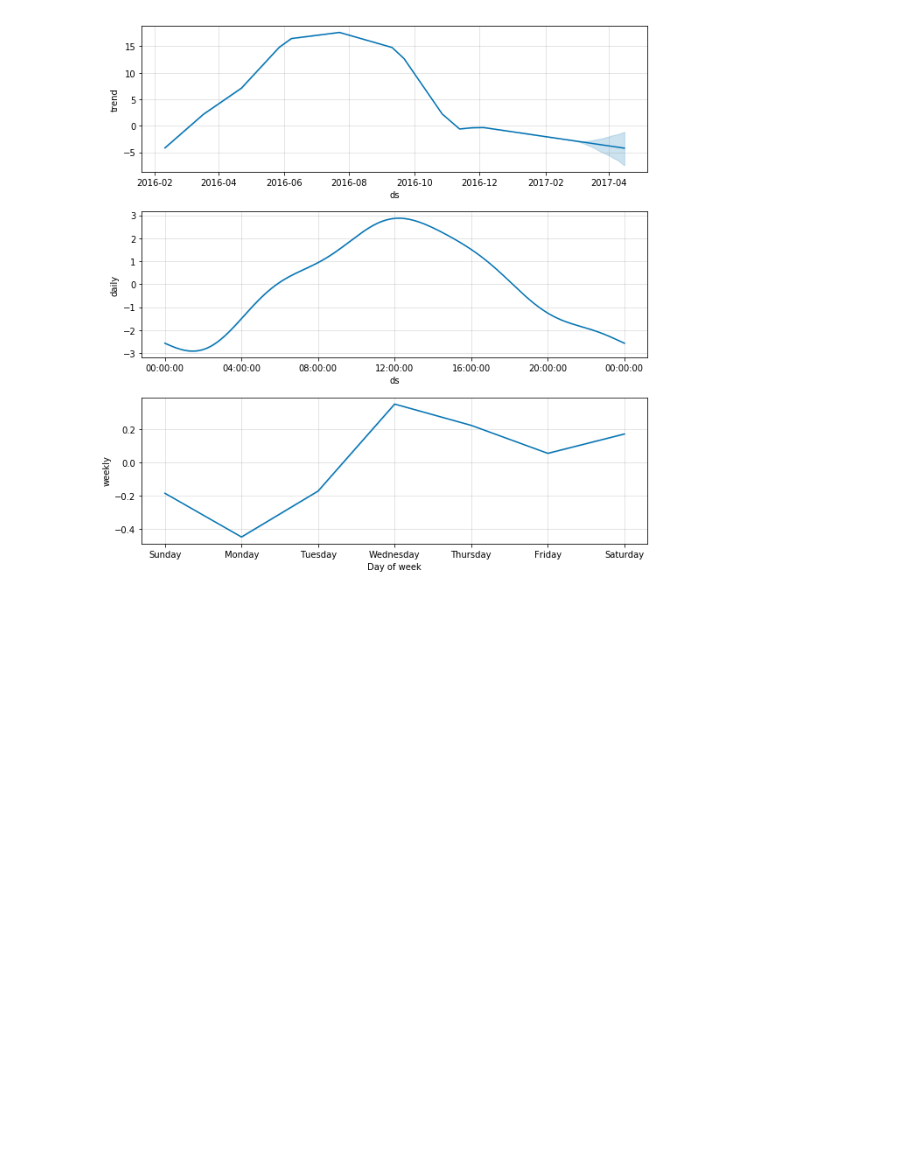
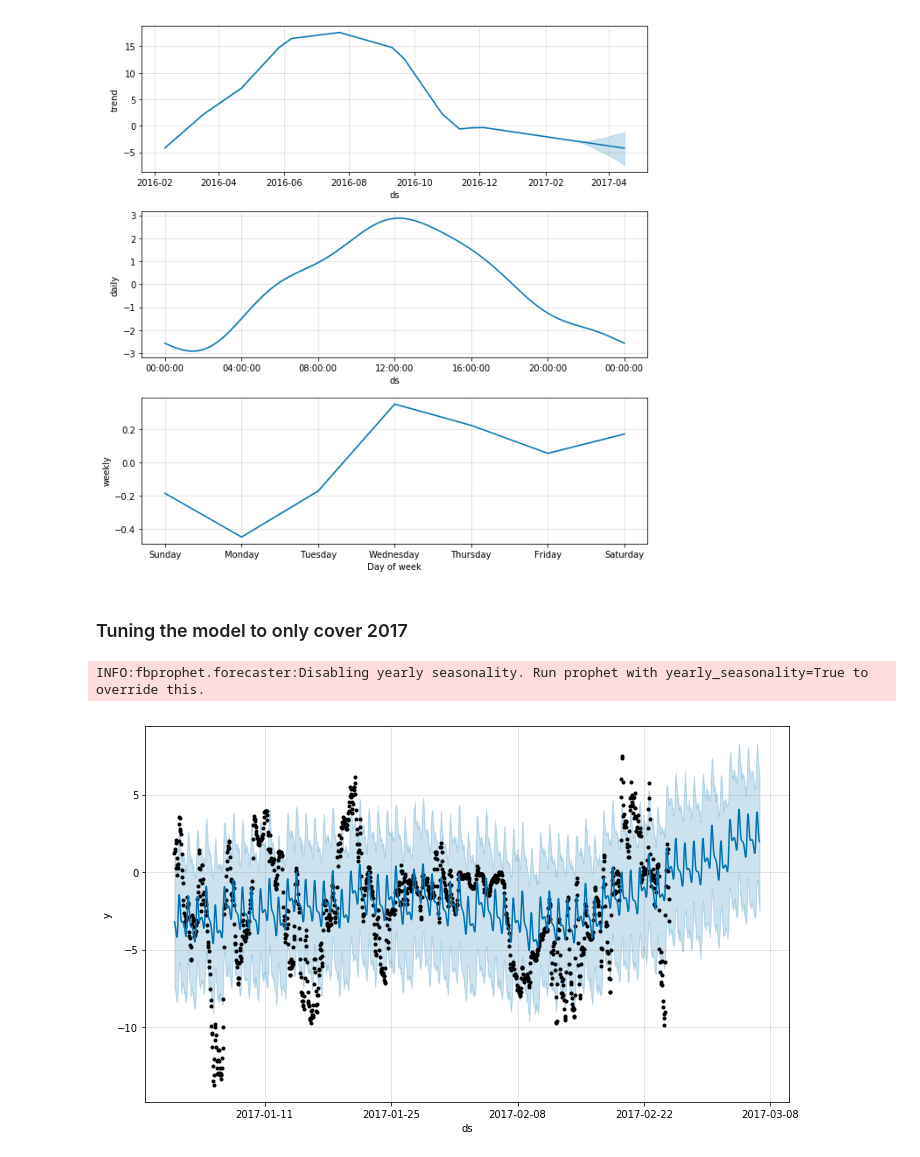
Before and after one commit to deepakmarathe/timeseries-forecasting, a Jupyter notebook: timeseries-forecating-weather-prediction.ipynb, the cells around one changed output. Drawn from its saved outputs; the diff is of its cells as text; code cells hidden in the pictures; blank space fills up the shorter version.

```diff
--- a/timeseries-forecating-weather-prediction.ipynb
+++ b/timeseries-forecating-weather-prediction.ipynb
@@ -49,3 +49,18 @@ model.plot(forecast)
 model.plot_components(forecast)
 # %% [output]
 [figure]
+# %% [markdown]
+### Tuning the model to only cover 2017
+# %%
+recent = df[df.ds > '2017-01-01']
+# %%
+model_recent = Prophet()
+model_recent.fit(recent)
+future_recent = model_recent.make_future_dataframe(periods=24*10, freq='H')
+forecast_recent = model_recent.predict(future_recent)
+# %% [output]
+INFO:fbprophet.forecaster:Disabling yearly seasonality. Run prophet with yearly_seasonality=True to override this.
+# %%
+model_recent.plot(forecast_recent)
+# %% [output]
+[figure, added]
```
Also changed, not shown: parts of 1 cell of this notebook, 1 other file.
